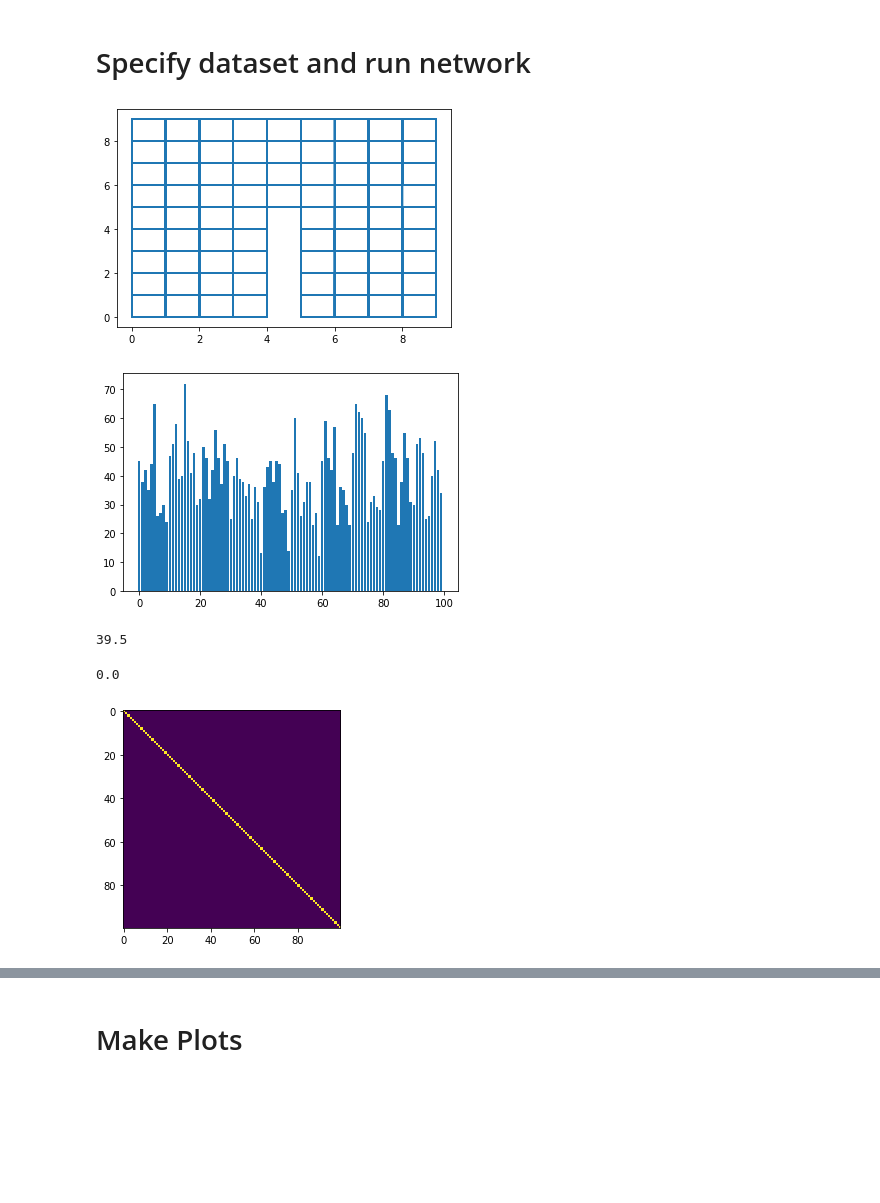
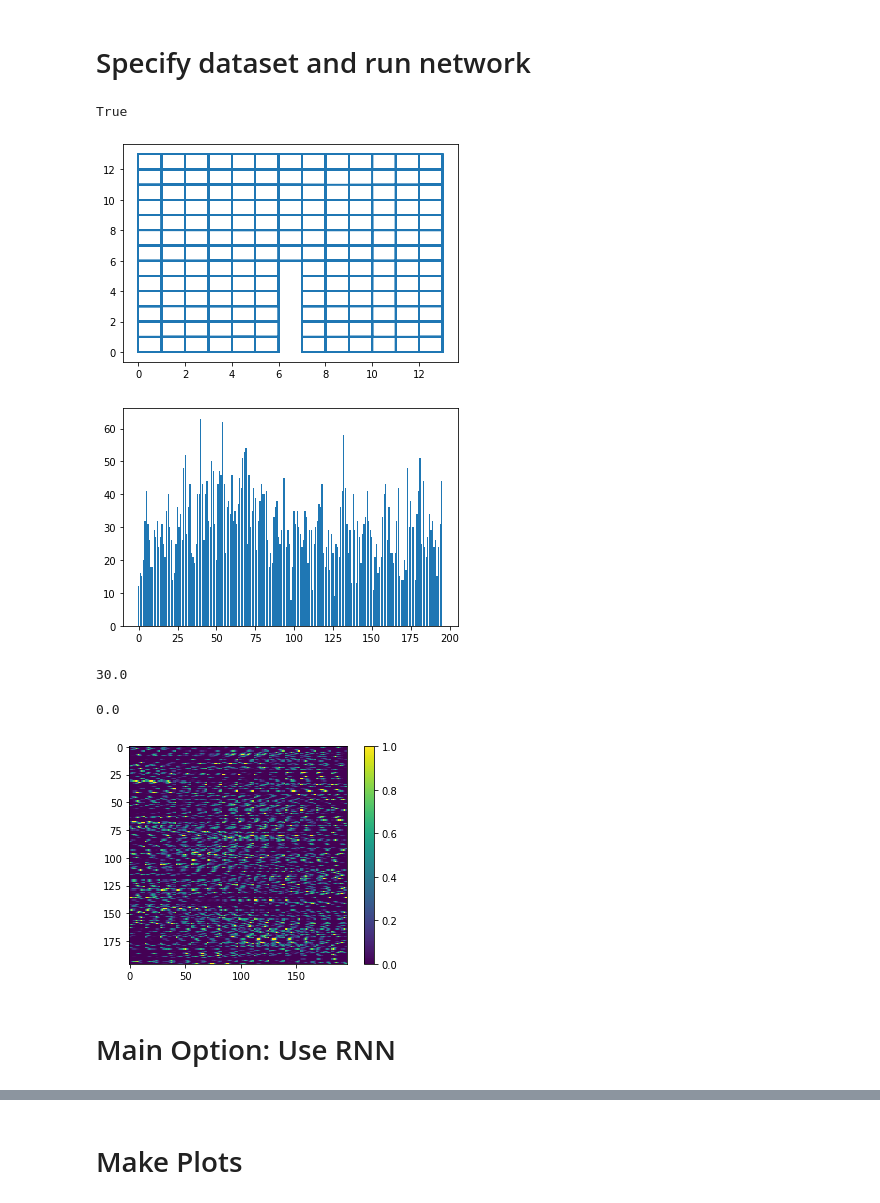
Before and after one commit to chingf/sr-project, a Jupyter notebook: notebooks/5f-place-field-barriers.ipynb, the cells around one changed output, grey strips where cells are left out. Saved outputs shown, nothing was run; the diff lists cells and outputs as text; code cells hidden in the pictures; blank space fills up the shorter version.

```diff
--- a/notebooks/5f-place-field-barriers.ipynb
+++ b/notebooks/5f-place-field-barriers.ipynb
@@ -26,29 +24,45 @@ num_states = 10*10
+# %%
+num_states = 14*14
 # %%
 # One hot
 feature_maker_kwargs = {
     'feature_dim': num_states, 'feature_type': 'nhot'
     }
 
-# # Correlated inputs
-# feature_maker_kwargs = {
-#     'feature_dim': num_states, 'feature_vals': None,
-#     'feature_vals_p': [0.8, 0.2],
-#     'feature_type': 'correlated_distributed',
-#     'spatial_sigma': 1.5
-#     }
+# Correlated inputs
+feature_maker_kwargs = {
+    'feature_dim': num_states, 'feature_vals': None,
+    'feature_vals_p': [0.98, 0.02],
+    'feature_type': 'correlated_distributed',
+    'spatial_sigma': 1.25, 'seed_generation': 3
+    }
 
-# Barrier locations
+# Regular dataset
+reg_dataset_config = {
+    'num_steps': 6000, 'num_states': num_states,
+    'feature_maker_kwargs': feature_maker_kwargs,
+    'barriers': None
+    }
+reg_dataset = sf_inputs_discrete.Sim2DWalk
 
-dataset_config = {
-    'num_steps': 4000, 'num_states': num_states,
+# Barrier dataset
+barrier_dataset_config = {
+    'num_steps': 6000, 'num_states': num_states,
     'feature_maker_kwargs': feature_maker_kwargs,
     'barriers': 'transitions'
     }
-dataset = sf_inputs_discrete.Sim2DWalk
+barrier_dataset = sf_inputs_discrete.Sim2DWalk
 
 input_size = feature_maker_kwargs['feature_dim']
+# %%
+# Are feature maps the same across walks?
+a = barrier_dataset(**barrier_dataset_config)
+b = reg_dataset(**reg_dataset_config)
+not np.any(a.feature_maker.feature_map != b.feature_maker.feature_map)
+# %% [output]
+True
 # %%
-input = dataset(**dataset_config)
+input = barrier_dataset(**barrier_dataset_config)
 plt.figure();
 plt.plot(input.xs, input.ys)
 plt.show()
@@ -63,14 +77,15 @@ plt.show()
 print(np.median(counts))
 np.sum(counts == 0)/input.num_states
 # %% [output]
-[figure, old version]
+[figure, new version]
-[figure, old version]
+[figure, new version]
-39.5
+30.0
 0.0
 # %%
 plt.figure()
 plt.imshow(input.feature_maker.feature_map)
+plt.colorbar()
 plt.show()
 # %% [output]
-[figure, old version]
+[figure, new version]
 # %%
@@ -79,6 +94,8 @@ gamma=0.7
 arena_length = int(np.sqrt(input.num_states)) - 1
 walk_xs = input.xs.astype(int)
 walk_ys = input.ys.astype(int)
+# %% [markdown]
+# Main Option: Use RNN
 # %%
 rnn = AnalyticSR(
     num_states=input_size, gamma=gamma,
```
Also changed, not shown: parts of 15 cells of this notebook, 5 other files.
